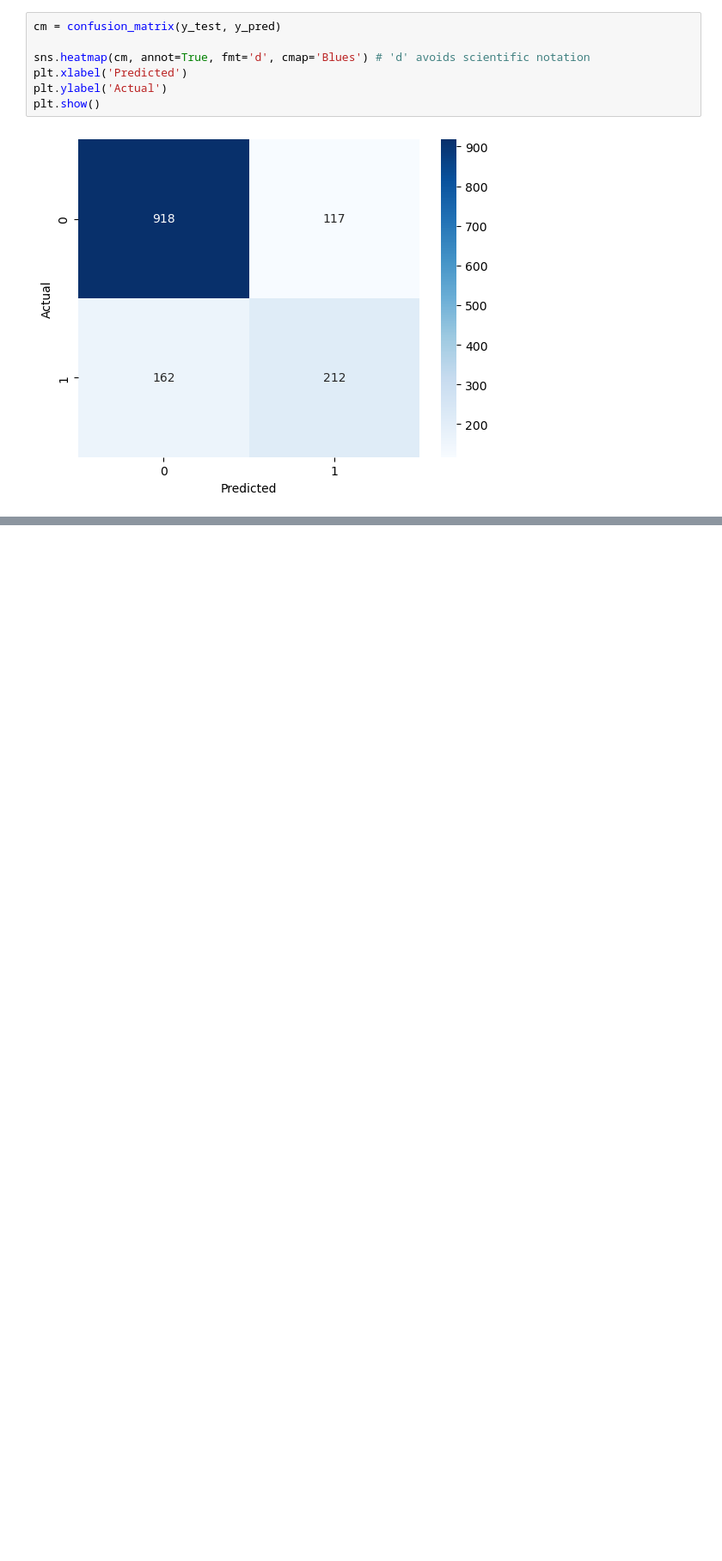
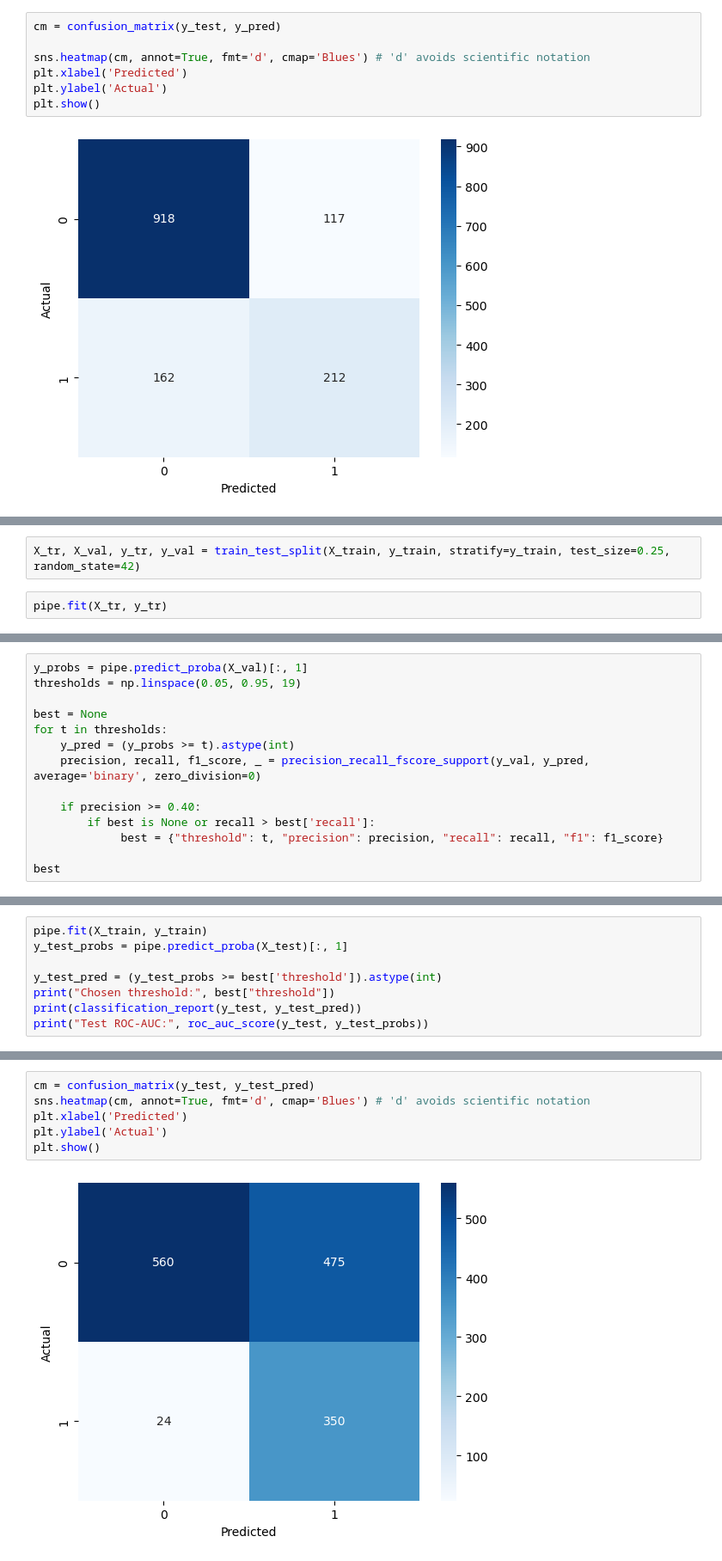
Before and after one commit to alinazir105/Customer-Intelligence-System, a Jupyter notebook: Notebook.ipynb, the cells around one changed output, grey strips where cells are left out. Shown at 86% size. Drawn from its saved outputs; the diff is of its cells as text; blank space fills up the shorter version.

```diff
--- a/Notebook.ipynb
+++ b/Notebook.ipynb
@@ -550,0 +584,4 @@ plt.show()
+# %%
+X_tr, X_val, y_tr, y_val = train_test_split(X_train, y_train, stratify=y_train, test_size=0.25, random_state=42)
+# %%
+pipe.fit(X_tr, y_tr)
@@ -550,0 +606,14 @@ plt.show()
+# %%
+y_probs = pipe.predict_proba(X_val)[:, 1]
+thresholds = np.linspace(0.05, 0.95, 19)
+
+best = None
+for t in thresholds:
+    y_pred = (y_probs >= t).astype(int)
+    precision, recall, f1_score, _ = precision_recall_fscore_support(y_val, y_pred, average='binary', zero_division=0)
+
+    if precision >= 0.40:
+        if best is None or recall > best['recall']:
+             best = {"threshold": t, "precision": precision, "recall": recall, "f1": f1_score}
+
+best
@@ -550,0 +627,8 @@ plt.show()
+# %%
+pipe.fit(X_train, y_train)
+y_test_probs = pipe.predict_proba(X_test)[:, 1]
+
+y_test_pred = (y_test_probs >= best['threshold']).astype(int)
+print("Chosen threshold:", best["threshold"])
+print(classification_report(y_test, y_test_pred))
+print("Test ROC-AUC:", roc_auc_score(y_test, y_test_probs))
@@ -550,0 +647,8 @@ plt.show()
+# %%
+cm = confusion_matrix(y_test, y_test_pred)
+sns.heatmap(cm, annot=True, fmt='d', cmap='Blues') # 'd' avoids scientific notation
+plt.xlabel('Predicted')
+plt.ylabel('Actual')
+plt.show()
+# %% [output]
+[figure, added]
```
Also changed, not shown: parts of 45 cells of this notebook.
